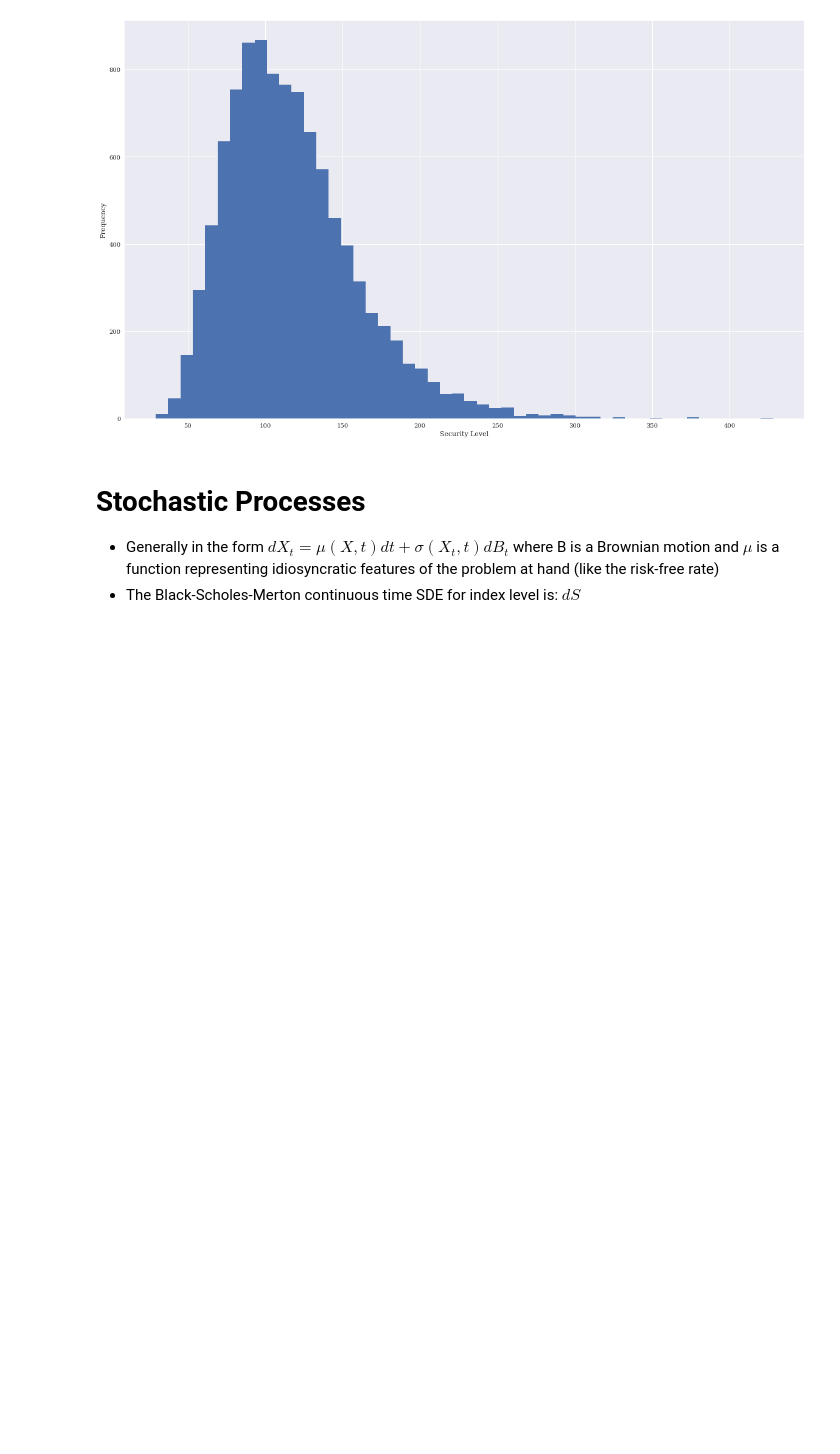
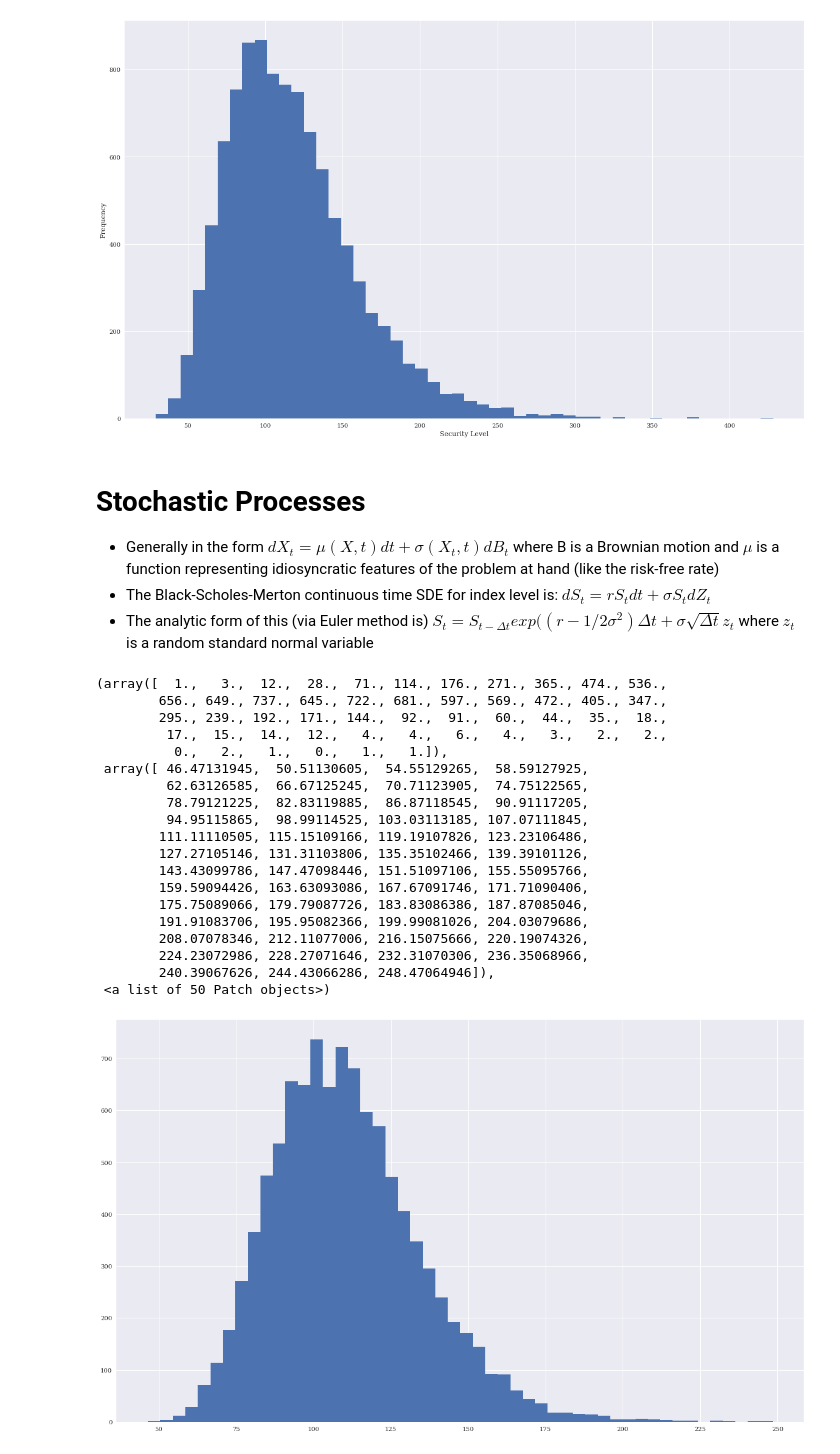
Before and after one commit to thomasmurphycodes/PythonForFinance, a Jupyter notebook: notebooks/Chapter 12 - Stochastics.ipynb, the cells around one changed output. Cells and saved outputs as stored; diff of their text form; code cells hidden in the pictures; blank space fills up the shorter version.

```diff
--- a/notebooks/Chapter 12 - Stochastics.ipynb
+++ b/notebooks/Chapter 12 - Stochastics.ipynb
@@ -116,4 +116,39 @@ Text(0, 0.5, 'Frequency')
 # %% [markdown]
 # Stochastic Processes
 * Generally in the form ${dX_{t} = \mu(X, t)dt + \sigma(X_{t}, t)dB_{t}}$ where B is a Brownian motion and ${\mu}$ is a function representing idiosyncratic features of the problem at hand (like the risk-free rate)
-* The Black-Scholes-Merton continuous time SDE for index level is: ${dS}$
+* The Black-Scholes-Merton continuous time SDE for index level is: ${dS_{t} = rS_{t}dt + \sigma S_{t} d Z_{t}}$
+* The analytic form of this (via Euler method is) ${S_{t} = S_{t - \Delta t} exp((r - 1/2 \sigma^2) \Delta t + \sigma \sqrt{\Delta t} z_{t}}$ where ${z_{t}}$ is a random standard normal variable
+# %%
+def dynamic_bsm_security_simultation(trials, time, del_partitions, S0, vol, r):
+    dt = T / del_partitions # delta grid
+    S = np.zeros((del_partitions + 1, I)) # I trails over dt interals
+    S[0] = S0
+    for t in range(1, del_partitions + 1):
+         S[t] = S[t - 1] * np.exp((r - 0.5 * vol ** 2) * dt +
+                 vol * math.sqrt(dt) * npr.standard_normal(I))
+    return S
+# %%
+S = dynamic_bsm_security_simultation(trials=10000, time=1, del_partitions=50, S0=100, vol=0.15, r=0.05)
+plt.figure(figsize=(20, 12))
+plt.hist(S[-1], bins=50) # Final value of each simulation
+# %% [output]
+(array([  1.,   3.,  12.,  28.,  71., 114., 176., 271., 365., 474., 536.,
+        656., 649., 737., 645., 722., 681., 597., 569., 472., 405., 347.,
+        295., 239., 192., 171., 144.,  92.,  91.,  60.,  44.,  35.,  18.,
+         17.,  15.,  14.,  12.,   4.,   4.,   6.,   4.,   3.,   2.,   2.,
+          0.,   2.,   1.,   0.,   1.,   1.]),
+ array([ 46.47131945,  50.51130605,  54.55129265,  58.59127925,
+         62.63126585,  66.67125245,  70.71123905,  74.75122565,
+         78.79121225,  82.83119885,  86.87118545,  90.91117205,
+         94.95115865,  98.99114525, 103.03113185, 107.07111845,
+        111.11110505, 115.15109166, 119.19107826, 123.23106486,
+        127.27105146, 131.31103806, 135.35102466, 139.39101126,
+        143.43099786, 147.47098446, 151.51097106, 155.55095766,
+        159.59094426, 163.63093086, 167.67091746, 171.71090406,
+        175.75089066, 179.79087726, 183.83086386, 187.87085046,
+        191.91083706, 195.95082366, 199.99081026, 204.03079686,
+        208.07078346, 212.11077006, 216.15075666, 220.19074326,
+        224.23072986, 228.27071646, 232.31070306, 236.35068966,
+        240.39067626, 244.43066286, 248.47064946]),
+ <a list of 50 Patch objects>)
+[figure, added]
```
Also changed, not shown: parts of 3 cells of this notebook.
